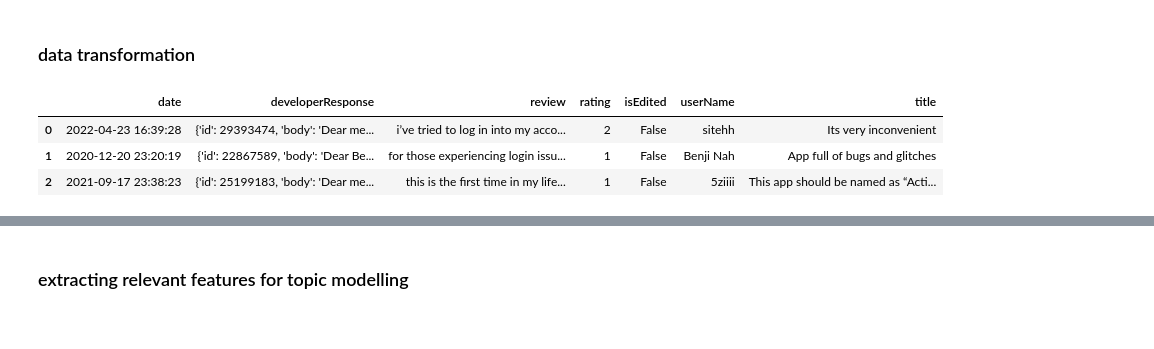
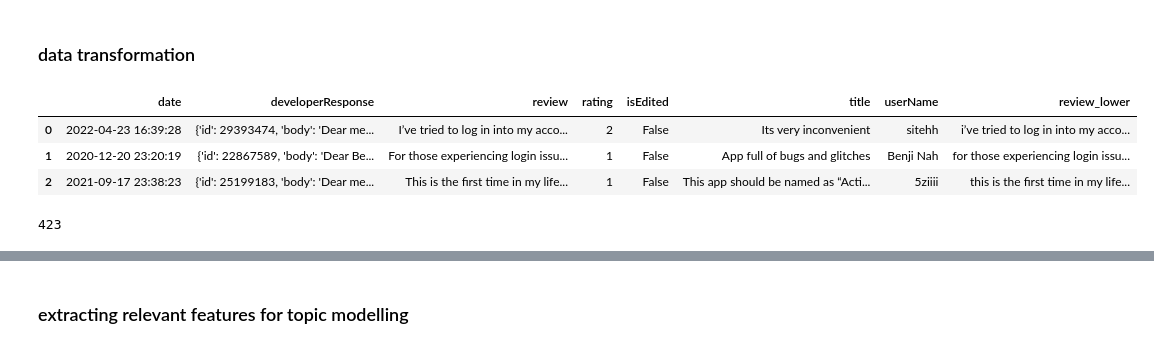
Before and after one commit to jiayii01/machine-learning-projects, a Jupyter notebook: nlp-on-activesg-reviews.ipynb, the cells around one changed output, grey strips where cells are left out. Cells and saved outputs as stored; diff of their text form; code cells hidden in the pictures.

```diff
--- a/nlp-on-activesg-reviews.ipynb
+++ b/nlp-on-activesg-reviews.ipynb
@@ -65,10 +63,10 @@ sns.countplot(x=activeSGDF["rating"])
 # %% [markdown]
 ### data transformation
 # %%
-activeSGDF['review'] = activeSGDF['review'].astype(str).str.lower()
+activeSGDF['review_lower'] = activeSGDF['review'].astype(str).str.lower()
 activeSGDF.head(3)
 # %% [output]
-|  | date | developerResponse | review | rating | isEdited | userName | title |
-| 0 | 2022-04-23 16:39:28 | {'id': 29393474, 'body': 'Dear me... | i’ve tried to log in into my acco... | 2 | False | sitehh | Its very inconvenient |
-| 1 | 2020-12-20 23:20:19 | {'id': 22867589, 'body': 'Dear Be... | for those experiencing login issu... | 1 | False | Benji Nah | App full of bugs and glitches |
-| 2 | 2021-09-17 23:38:23 | {'id': 25199183, 'body': 'Dear me... | this is the first time in my life... | 1 | False | 5ziiii | This app should be named as “Acti... |
+|  | date | developerResponse | review | rating | isEdited | title | userName | review_lower |
+| 0 | 2022-04-23 16:39:28 | {'id': 29393474, 'body': 'Dear me... | I’ve tried to log in into my acco... | 2 | False | Its very inconvenient | sitehh | i’ve tried to log in into my acco... |
+| 1 | 2020-12-20 23:20:19 | {'id': 22867589, 'body': 'Dear Be... | For those experiencing login issu... | 1 | False | App full of bugs and glitches | Benji Nah | for those experiencing login issu... |
+| 2 | 2021-09-17 23:38:23 | {'id': 25199183, 'body': 'Dear me... | This is the first time in my life... | 1 | False | This app should be named as “Acti... | 5ziiii | this is the first time in my life... |
@@ -74,0 +75,4 @@ activeSGDF.head(3)
+# %%
+len(activeSGDF)
+# %% [output]
+423
```
Also changed, not shown: parts of 45 cells of this notebook.
